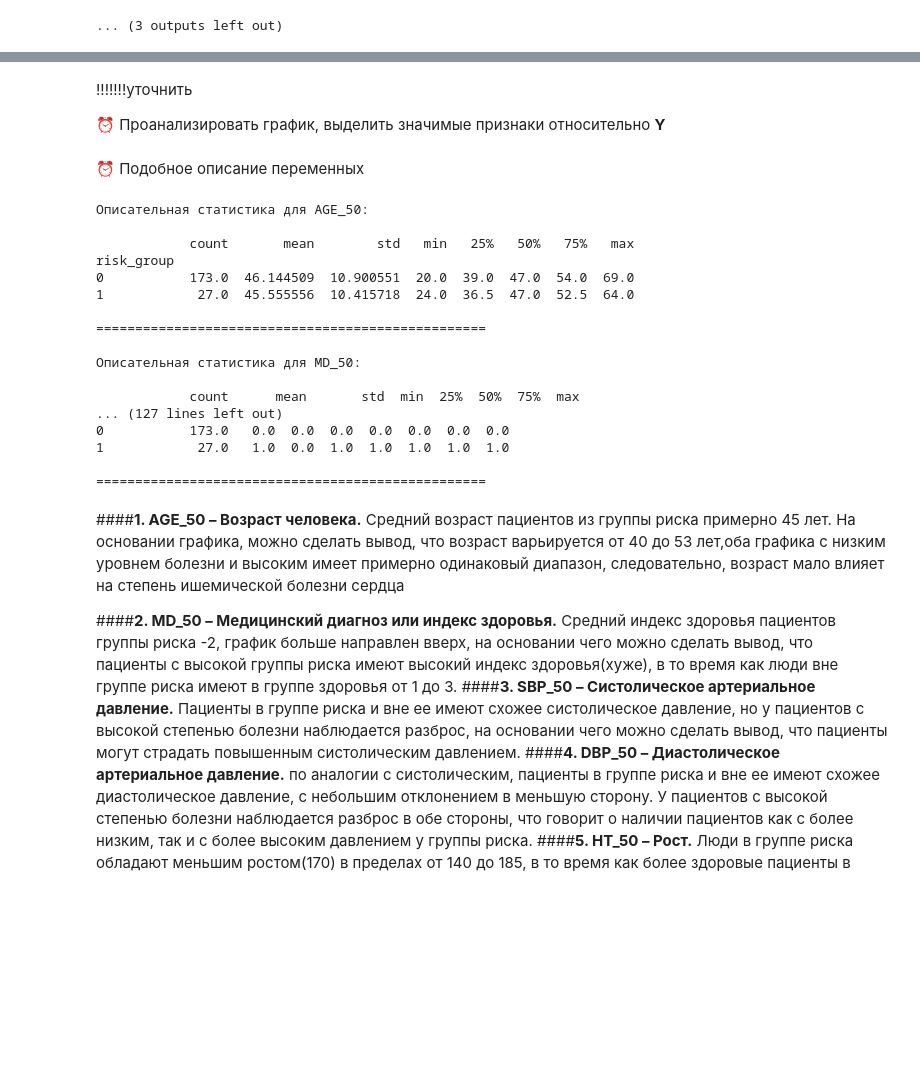
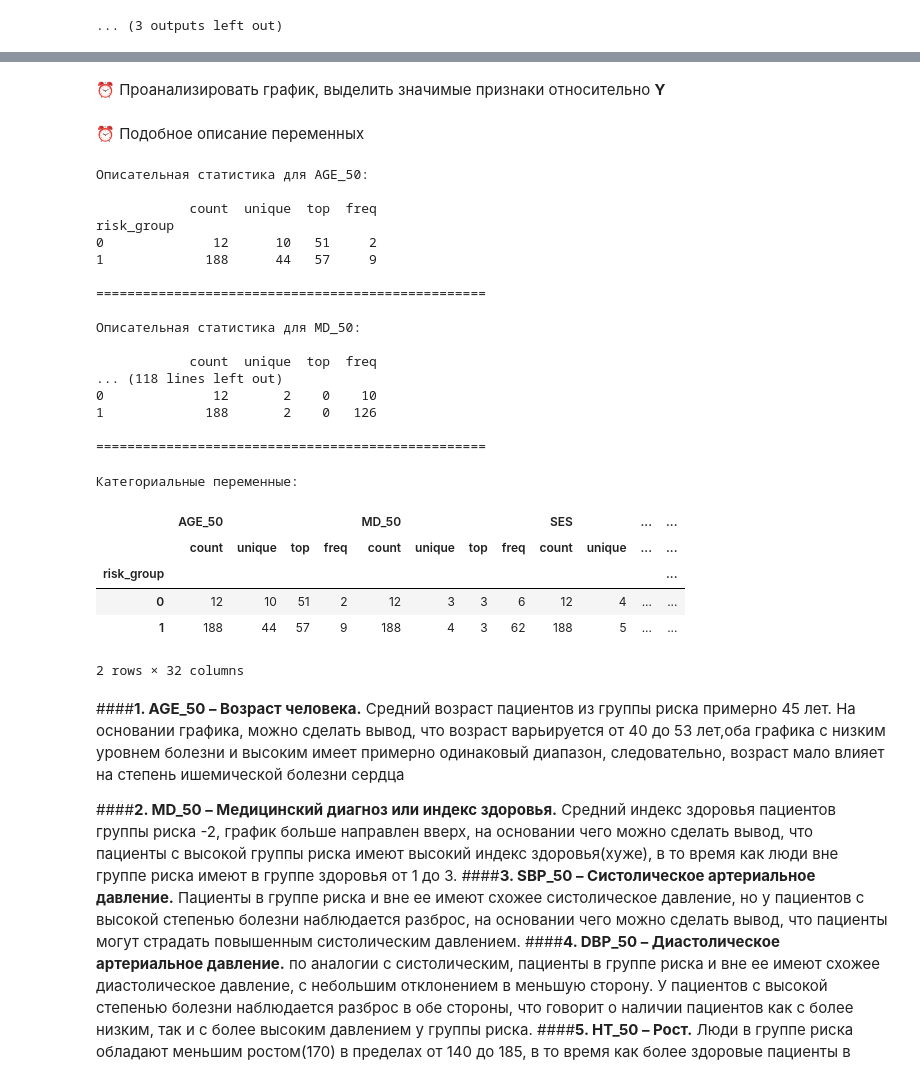
Before and after one commit to Rin-niee/MachineLearning, a Jupyter notebook: lab2.ipynb, the cells around one changed output, grey strips where cells are left out. Drawn from its saved outputs; the diff is of its cells as text; code cells hidden in the pictures; blank space fills up the shorter version.

```diff
--- a/lab2.ipynb
+++ b/lab2.ipynb
@@ -325,41 +349,47 @@ for col in numeric_cols:
 # %% [markdown]
-!!!!!!!уточнить
-
 ⏰ Проанализировать график, выделить значимые признаки относительно **Y**
 # %%
 # Описательная статистика для числовых переменных, разделенная по целевой переменной
-desc_stats_numeric = df.groupby('risk_group')[df.select_dtypes(include=[np.number]).columns].describe()
+desc_stats_numeric = df.groupby('risk_group', observed=True)[df.select_dtypes(include=['int64']).columns].describe()
 
-#Описательная статистика для категориальных переменных, разделенная по целевой переменной
-desc_stats_categorical = df.groupby('risk_group')[df.select_dtypes(include=['object']).columns].describe()
+# Описательная статистика для категориальных переменных, разделенная по целевой переменной
+desc_stats_categorical = df.groupby('risk_group', observed=True)[df.select_dtypes(include=['category']).columns].describe()
 # %% [markdown]
 ⏰ Подобное описание переменных
 # %%
 for col in numeric_cols:
     print(f"Описательная статистика для {col}:\n")
-    print(df.groupby('risk_group')[col].describe())
+    print(df.groupby('risk_group', observed=True)[col].describe())
     print("\n" + "="*50 + "\n")
 # %% [output]
 Описательная статистика для AGE_50:
 
-            count       mean        std   min   25%   50%   75%   max
+            count  unique  top  freq
 risk_group
-0           173.0  46.144509  10.900551  20.0  39.0  47.0  54.0  69.0
-1            27.0  45.555556  10.415718  24.0  36.5  47.0  52.5  64.0
+0              12      10   51     2
+1             188      44   57     9
 
 ==================================================
 
 Описательная статистика для MD_50:
 
-            count      mean       std  min  25%  50%  75%  max
-... (127 lines left out)
-0           173.0   0.0  0.0  0.0  0.0  0.0  0.0  0.0
-1            27.0   1.0  0.0  1.0  1.0  1.0  1.0  1.0
+            count  unique  top  freq
+... (118 lines left out)
+0              12       2    0    10
+1             188       2    0   126
 
 ==================================================
 # %%
-# print("\nКатегориальные переменные:")
-# desc_stats_categorical
+print("\nКатегориальные переменные:")
+desc_stats_categorical
+# %% [output]
+Категориальные переменные:
+|  | AGE_50 |  |  |  | MD_50 |  |  |  | SES |  | ... | ... |
+|  | count | unique | top | freq | count | unique | top | freq | count | unique | ... | ... |
+| risk_group |  |  |  |  |  |  |  |  |  |  |  | ... |
+| 0 | 12 | 10 | 51 | 2 | 12 | 3 | 3 | 6 | 12 | 4 | ... | ... |
+| 1 | 188 | 44 | 57 | 9 | 188 | 4 | 3 | 62 | 188 | 5 | ... | ... |
+2 rows × 32 columns
 # %% [markdown]
 ####**1. AGE_50 – Возраст человека.**
 Средний возраст пациентов из группы риска примерно 45 лет. На основании графика, можно сделать вывод, что возраст варьируется от 40 до 53 лет,оба графика с низким уровнем болезни и высоким имеет примерно одинаковый диапазон, следовательно, возраст мало влияет на степень ишемической болезни сердца
```
Also changed, not shown: parts of 7 cells of this notebook.
